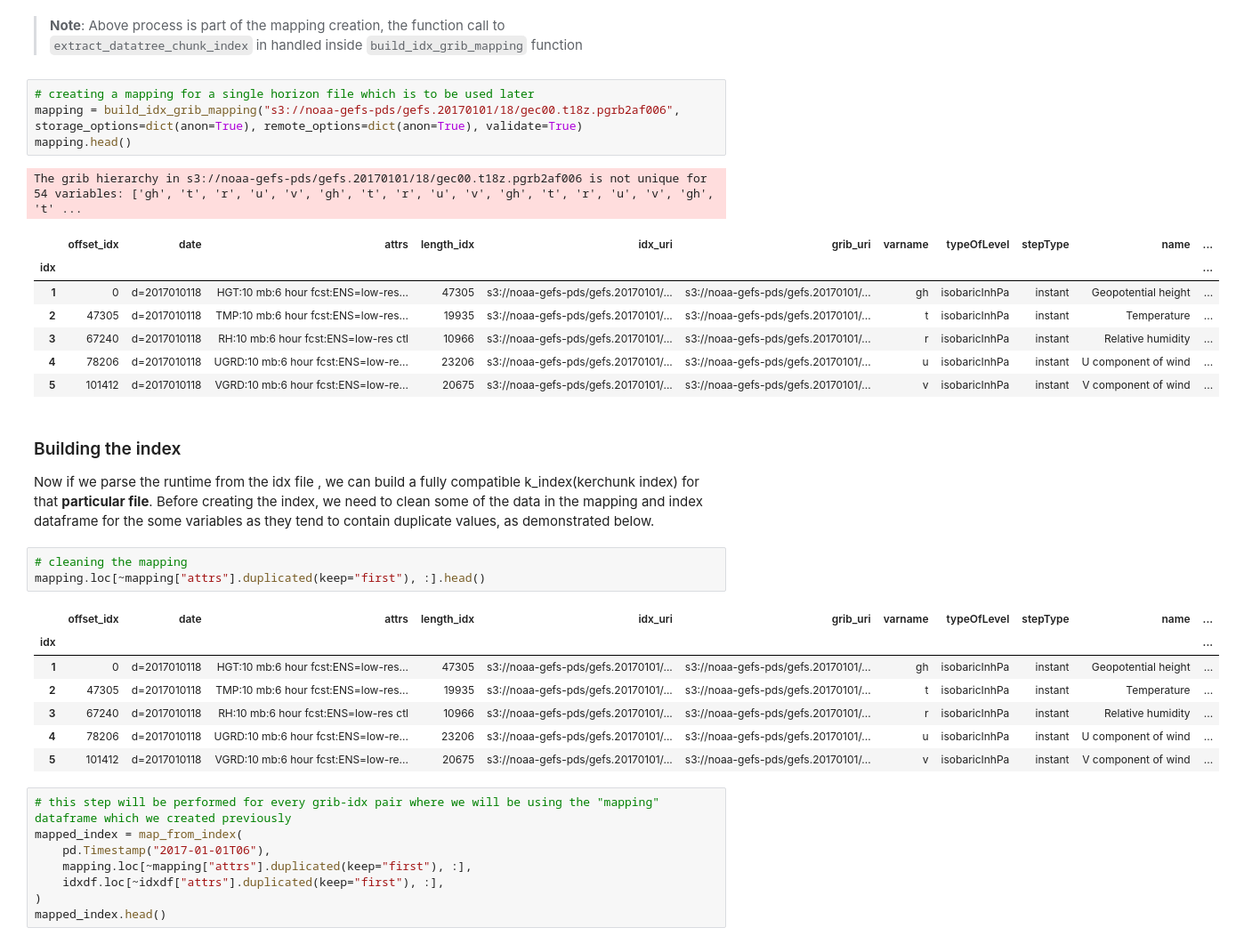
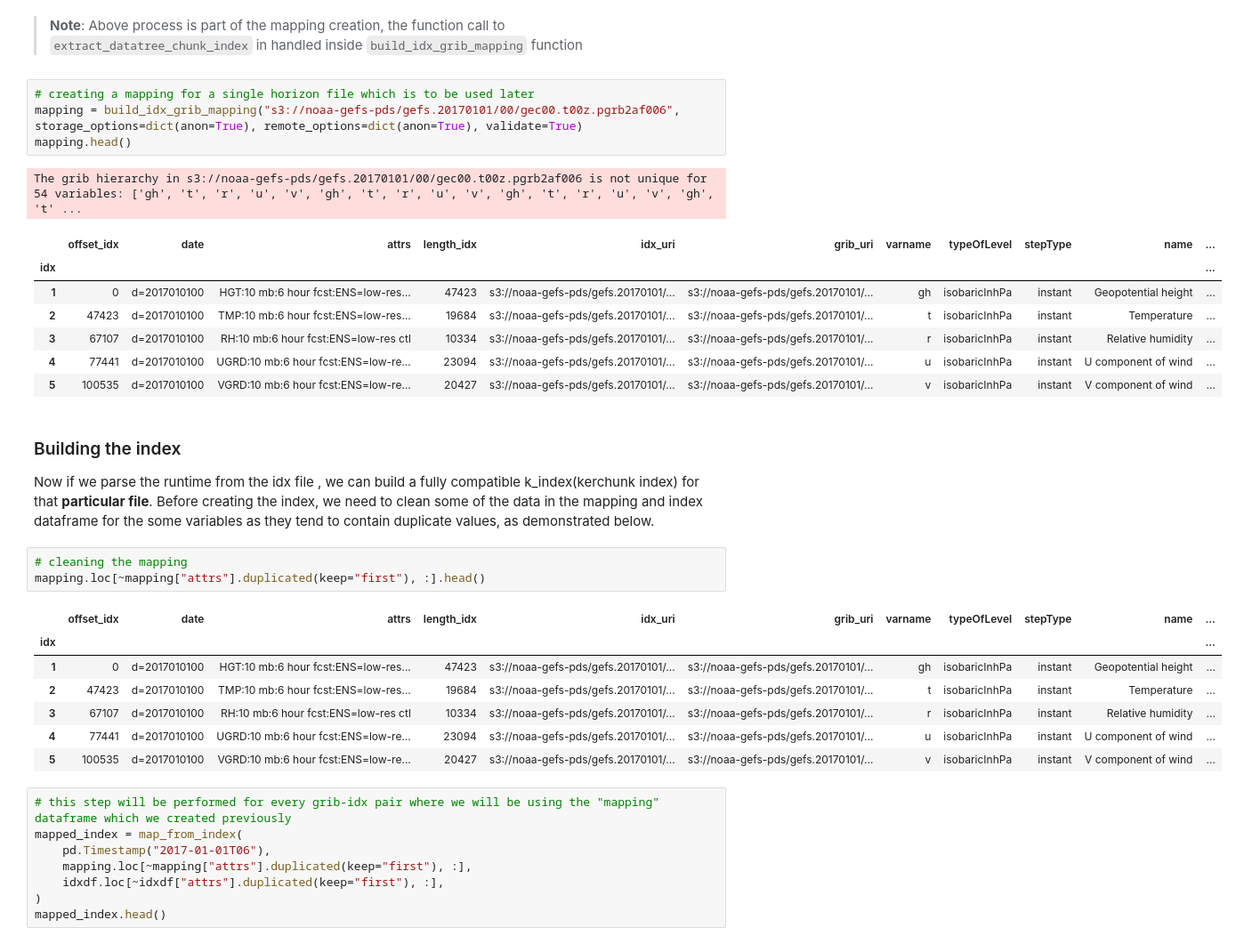
Before and after one commit to Anu-Ra-g/GSoC2024_Kerchunk, a Jupyter notebook: workflow.ipynb, the cells around one changed output. Shown at 89% size. Cells and saved outputs as stored; diff of their text form.

```diff
--- a/workflow.ipynb
+++ b/workflow.ipynb
@@ -153,17 +153,17 @@ grib_df.head()
 > **Note**: Above process is part of the mapping creation, the function call to `extract_datatree_chunk_index` in handled inside `build_idx_grib_mapping` function
 # %%
 # creating a mapping for a single horizon file which is to be used later
-mapping = build_idx_grib_mapping("s3://noaa-gefs-pds/gefs.20170101/18/gec00.t18z.pgrb2af006", storage_options=dict(anon=True), remote_options=dict(anon=True), validate=True)
+mapping = build_idx_grib_mapping("s3://noaa-gefs-pds/gefs.20170101/00/gec00.t00z.pgrb2af006", storage_options=dict(anon=True), remote_options=dict(anon=True), validate=True)
 mapping.head()
 # %% [output]
-The grib hierarchy in s3://noaa-gefs-pds/gefs.20170101/18/gec00.t18z.pgrb2af006 is not unique for 54 variables: ['gh', 't', 'r', 'u', 'v', 'gh', 't', 'r', 'u', 'v', 'gh', 't', 'r', 'u', 'v', 'gh', 't' ...
+The grib hierarchy in s3://noaa-gefs-pds/gefs.20170101/00/gec00.t00z.pgrb2af006 is not unique for 54 variables: ['gh', 't', 'r', 'u', 'v', 'gh', 't', 'r', 'u', 'v', 'gh', 't', 'r', 'u', 'v', 'gh', 't' ...
 |  | offset_idx | date | attrs | length_idx | idx_uri | grib_uri | varname | typeOfLevel | stepType | name | ... |
 | idx |  |  |  |  |  |  |  |  |  |  | ... |
-| 1 | 0 | d=2017010118 | HGT:10 mb:6 hour fcst:ENS=low-res... | 47305 | s3://noaa-gefs-pds/gefs.20170101/... | s3://noaa-gefs-pds/gefs.20170101/... | gh | isobaricInhPa | instant | Geopotential height | ... |
-| 2 | 47305 | d=2017010118 | TMP:10 mb:6 hour fcst:ENS=low-res... | 19935 | s3://noaa-gefs-pds/gefs.20170101/... | s3://noaa-gefs-pds/gefs.20170101/... | t | isobaricInhPa | instant | Temperature | ... |
-| 3 | 67240 | d=2017010118 | RH:10 mb:6 hour fcst:ENS=low-res ctl | 10966 | s3://noaa-gefs-pds/gefs.20170101/... | s3://noaa-gefs-pds/gefs.20170101/... | r | isobaricInhPa | instant | Relative humidity | ... |
-| 4 | 78206 | d=2017010118 | UGRD:10 mb:6 hour fcst:ENS=low-re... | 23206 | s3://noaa-gefs-pds/gefs.20170101/... | s3://noaa-gefs-pds/gefs.20170101/... | u | isobaricInhPa | instant | U component of wind | ... |
-| 5 | 101412 | d=2017010118 | VGRD:10 mb:6 hour fcst:ENS=low-re... | 20675 | s3://noaa-gefs-pds/gefs.20170101/... | s3://noaa-gefs-pds/gefs.20170101/... | v | isobaricInhPa | instant | V component of wind | ... |
+| 1 | 0 | d=2017010100 | HGT:10 mb:6 hour fcst:ENS=low-res... | 47423 | s3://noaa-gefs-pds/gefs.20170101/... | s3://noaa-gefs-pds/gefs.20170101/... | gh | isobaricInhPa | instant | Geopotential height | ... |
+| 2 | 47423 | d=2017010100 | TMP:10 mb:6 hour fcst:ENS=low-res... | 19684 | s3://noaa-gefs-pds/gefs.20170101/... | s3://noaa-gefs-pds/gefs.20170101/... | t | isobaricInhPa | instant | Temperature | ... |
+| 3 | 67107 | d=2017010100 | RH:10 mb:6 hour fcst:ENS=low-res ctl | 10334 | s3://noaa-gefs-pds/gefs.20170101/... | s3://noaa-gefs-pds/gefs.20170101/... | r | isobaricInhPa | instant | Relative humidity | ... |
+| 4 | 77441 | d=2017010100 | UGRD:10 mb:6 hour fcst:ENS=low-re... | 23094 | s3://noaa-gefs-pds/gefs.20170101/... | s3://noaa-gefs-pds/gefs.20170101/... | u | isobaricInhPa | instant | U component of wind | ... |
+| 5 | 100535 | d=2017010100 | VGRD:10 mb:6 hour fcst:ENS=low-re... | 20427 | s3://noaa-gefs-pds/gefs.20170101/... | s3://noaa-gefs-pds/gefs.20170101/... | v | isobaricInhPa | instant | V component of wind | ... |
 # %% [markdown]
 ### Building the index
 
@@ -174,11 +174,11 @@ mapping.loc[~mapping["attrs"].duplicated(keep="first"), :].head()
 # %% [output]
 |  | offset_idx | date | attrs | length_idx | idx_uri | grib_uri | varname | typeOfLevel | stepType | name | ... |
 | idx |  |  |  |  |  |  |  |  |  |  | ... |
-| 1 | 0 | d=2017010118 | HGT:10 mb:6 hour fcst:ENS=low-res... | 47305 | s3://noaa-gefs-pds/gefs.20170101/... | s3://noaa-gefs-pds/gefs.20170101/... | gh | isobaricInhPa | instant | Geopotential height | ... |
-| 2 | 47305 | d=2017010118 | TMP:10 mb:6 hour fcst:ENS=low-res... | 19935 | s3://noaa-gefs-pds/gefs.20170101/... | s3://noaa-gefs-pds/gefs.20170101/... | t | isobaricInhPa | instant | Temperature | ... |
-| 3 | 67240 | d=2017010118 | RH:10 mb:6 hour fcst:ENS=low-res ctl | 10966 | s3://noaa-gefs-pds/gefs.20170101/... | s3://noaa-gefs-pds/gefs.20170101/... | r | isobaricInhPa | instant | Relative humidity | ... |
-| 4 | 78206 | d=2017010118 | UGRD:10 mb:6 hour fcst:ENS=low-re... | 23206 | s3://noaa-gefs-pds/gefs.20170101/... | s3://noaa-gefs-pds/gefs.20170101/... | u | isobaricInhPa | instant | U component of wind | ... |
-| 5 | 101412 | d=2017010118 | VGRD:10 mb:6 hour fcst:ENS=low-re... | 20675 | s3://noaa-gefs-pds/gefs.20170101/... | s3://noaa-gefs-pds/gefs.20170101/... | v | isobaricInhPa | instant | V component of wind | ... |
+| 1 | 0 | d=2017010100 | HGT:10 mb:6 hour fcst:ENS=low-res... | 47423 | s3://noaa-gefs-pds/gefs.20170101/... | s3://noaa-gefs-pds/gefs.20170101/... | gh | isobaricInhPa | instant | Geopotential height | ... |
+| 2 | 47423 | d=2017010100 | TMP:10 mb:6 hour fcst:ENS=low-res... | 19684 | s3://noaa-gefs-pds/gefs.20170101/... | s3://noaa-gefs-pds/gefs.20170101/... | t | isobaricInhPa | instant | Temperature | ... |
+| 3 | 67107 | d=2017010100 | RH:10 mb:6 hour fcst:ENS=low-res ctl | 10334 | s3://noaa-gefs-pds/gefs.20170101/... | s3://noaa-gefs-pds/gefs.20170101/... | r | isobaricInhPa | instant | Relative humidity | ... |
+| 4 | 77441 | d=2017010100 | UGRD:10 mb:6 hour fcst:ENS=low-re... | 23094 | s3://noaa-gefs-pds/gefs.20170101/... | s3://noaa-gefs-pds/gefs.20170101/... | u | isobaricInhPa | instant | U component of wind | ... |
+| 5 | 100535 | d=2017010100 | VGRD:10 mb:6 hour fcst:ENS=low-re... | 20427 | s3://noaa-gefs-pds/gefs.20170101/... | s3://noaa-gefs-pds/gefs.20170101/... | v | isobaricInhPa | instant | V component of wind | ... |
 # %%
 # this step will be performed for every grib-idx pair where we will be using the "mapping" dataframe which we created previously
 mapped_index = map_from_index(
```
Also changed, not shown: parts of 15 cells of this notebook, 1 other file.
